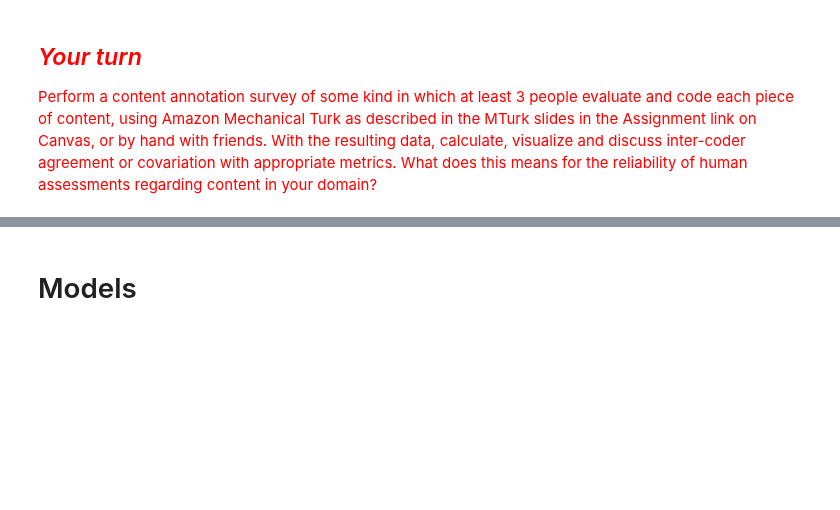
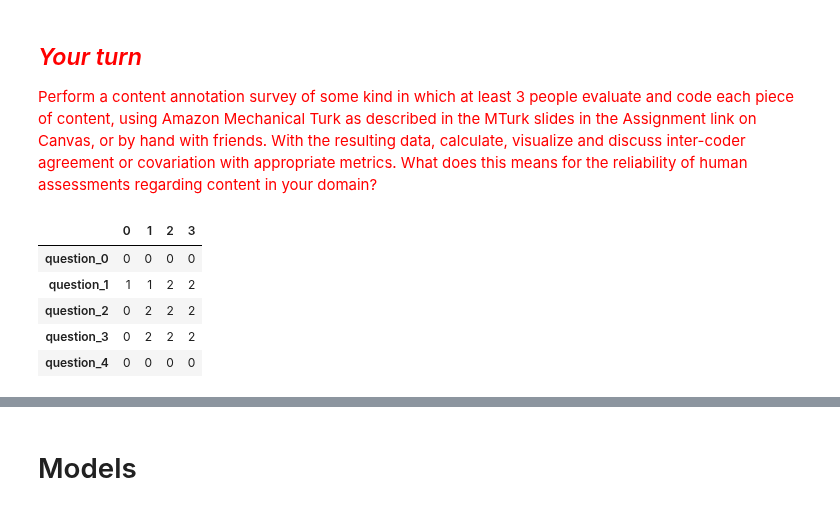
Before and after one commit to katykoenig/Content-Analysis-2020, a Jupyter notebook: week-2/2-Reliability.ipynb, the cells around one changed output, grey strips where cells are left out. Cells and saved outputs as stored; diff of their text form; code cells hidden in the pictures; blank space fills up the shorter version.

```diff
--- a/week-2/2-Reliability.ipynb
+++ b/week-2/2-Reliability.ipynb
@@ -221,3 +221,19 @@ print(pairwise_metric_average(pearsons_rho,anno.annotations), pairwise_metric_av
 ## <span style="color:red">*Your turn*</span>
 
 <span style="color:red">Perform a content annotation survey of some kind in which at least 3 people evaluate and code each piece of content, using Amazon Mechanical Turk as described in the MTurk slides in the Assignment link on Canvas, or by hand with friends.  With the resulting data, calculate, visualize and discuss inter-coder agreement or covariation with appropriate metrics. What does this means for the reliability of human assessments regarding content in your domain?
+# %%
+# read and clean data
+tal_df = pd.read_csv('TAL_response.csv')
+col_names = [f'question_{x}' for x in range(25)]
+tal_df.drop(columns=['Timestamp'], inplace=True)
+tal_df.columns = col_names
+tal_df.replace({'Private life': 0, 'Public life': 1, 'Neither': 2}, inplace=True)
+tal_df = tal_df.T
+tal_df.head()
+# %% [output]
+|  | 0 | 1 | 2 | 3 |
+| question_0 | 0 | 0 | 0 | 0 |
+| question_1 | 1 | 1 | 2 | 2 |
+| question_2 | 0 | 2 | 2 | 2 |
+| question_3 | 0 | 2 | 2 | 2 |
+| question_4 | 0 | 0 | 0 | 0 |
```
Also changed, not shown: parts of 3 cells of this notebook.
